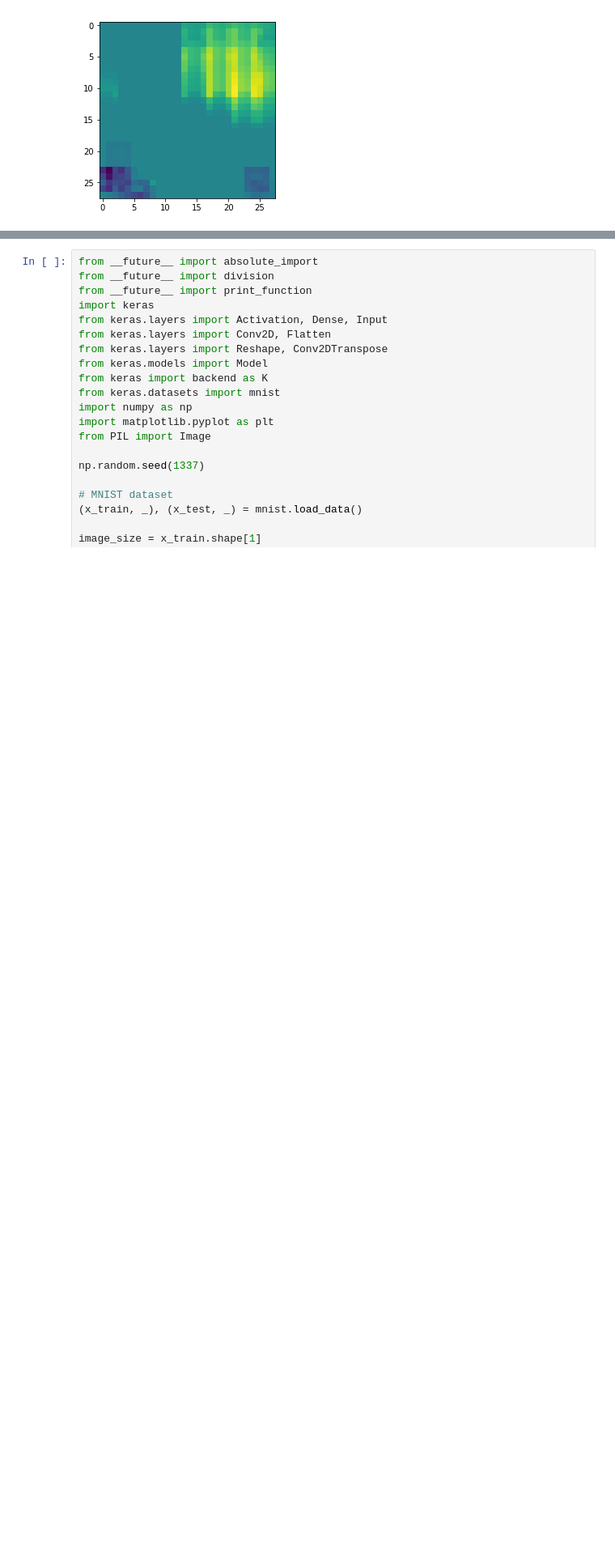
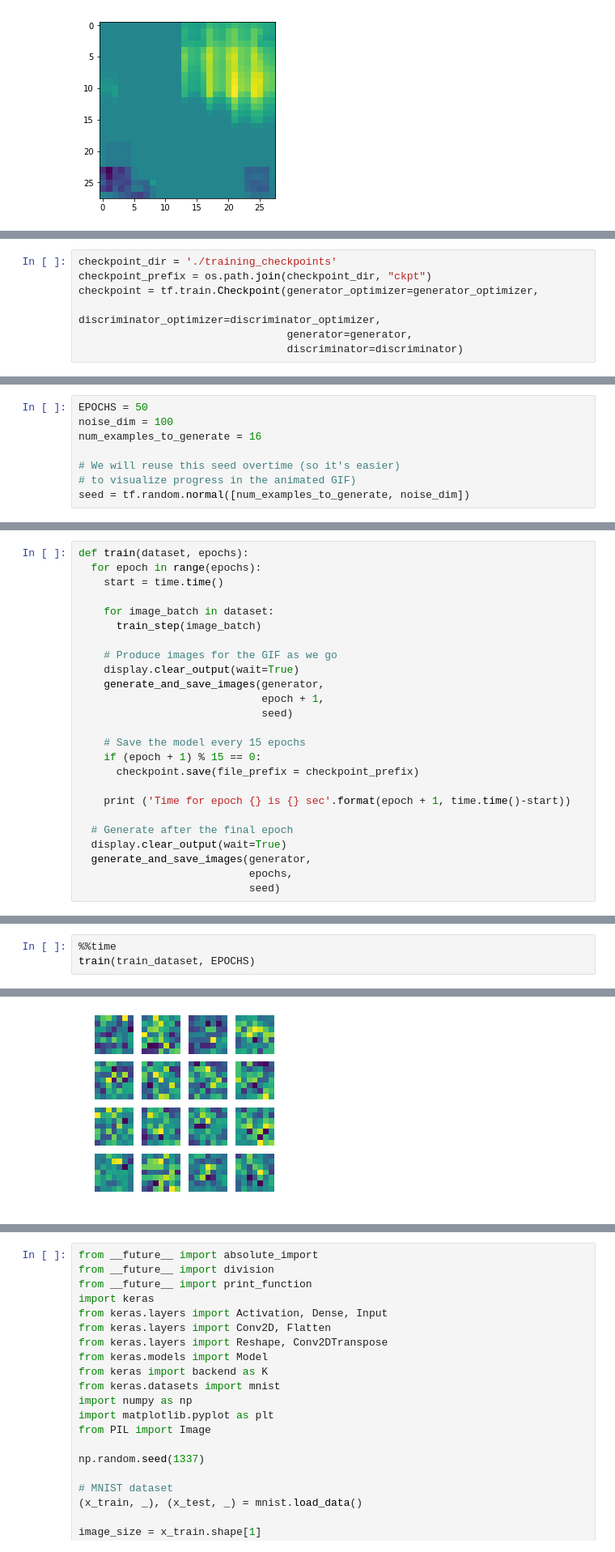
Before and after one commit to rishistyping/DEDOMENA, a Jupyter notebook: DEDOMENA.ipynb, the cells around one changed output, grey strips where cells are left out. Shown: that part at 81% size. Cells and saved outputs as stored; diff of their text form; blank space fills up the shorter version.

```diff
--- a/DEDOMENA.ipynb
+++ b/DEDOMENA.ipynb
@@ -828,0 +1176,7 @@ pyplot.imshow(
+# %%
+checkpoint_dir = './training_checkpoints'
+checkpoint_prefix = os.path.join(checkpoint_dir, "ckpt")
+checkpoint = tf.train.Checkpoint(generator_optimizer=generator_optimizer,
+                                 discriminator_optimizer=discriminator_optimizer,
+                                 generator=generator,
+                                 discriminator=discriminator)
@@ -828,0 +1185,8 @@ pyplot.imshow(
+# %%
+EPOCHS = 50
+noise_dim = 100
+num_examples_to_generate = 16
+
+# We will reuse this seed overtime (so it's easier)
+# to visualize progress in the animated GIF)
+seed = tf.random.normal([num_examples_to_generate, noise_dim])
@@ -828,0 +1216,25 @@ pyplot.imshow(
+# %%
+def train(dataset, epochs):
+  for epoch in range(epochs):
+    start = time.time()
+
+    for image_batch in dataset:
+      train_step(image_batch)
+
+    # Produce images for the GIF as we go
+    display.clear_output(wait=True)
+    generate_and_save_images(generator,
+                             epoch + 1,
+                             seed)
+
+    # Save the model every 15 epochs
+    if (epoch + 1) % 15 == 0:
+      checkpoint.save(file_prefix = checkpoint_prefix)
+
+    print ('Time for epoch {} is {} sec'.format(epoch + 1, time.time()-start))
+
+  # Generate after the final epoch
+  display.clear_output(wait=True)
+  generate_and_save_images(generator,
+                           epochs,
+                           seed)
@@ -828,0 +1266,4 @@ pyplot.imshow(
+# %%
+%%time
+train(train_dataset, EPOCHS)
+# %% [output]
@@ -828,0 +1273 @@ pyplot.imshow(
+[figure, added]
```
Also changed, not shown: parts of 63 cells of this notebook, 1 other file.
